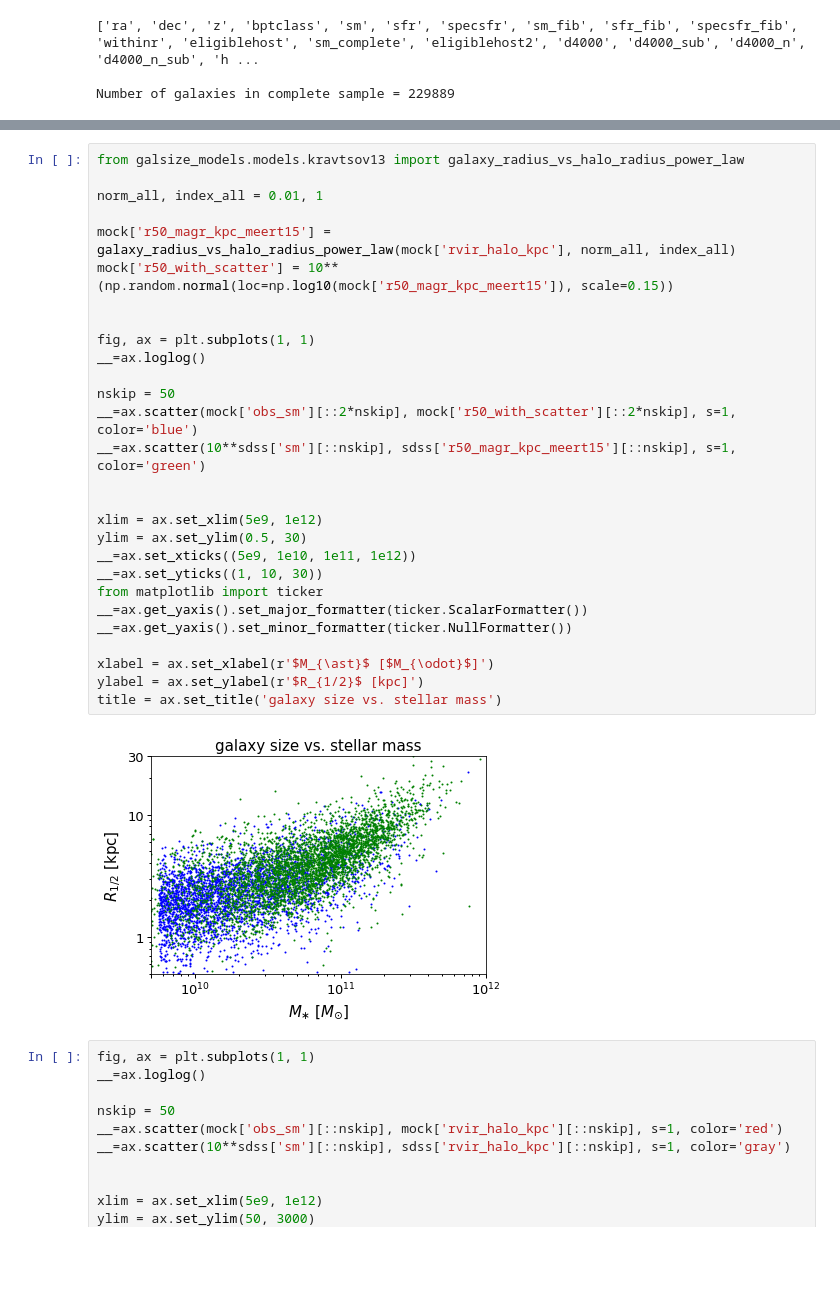
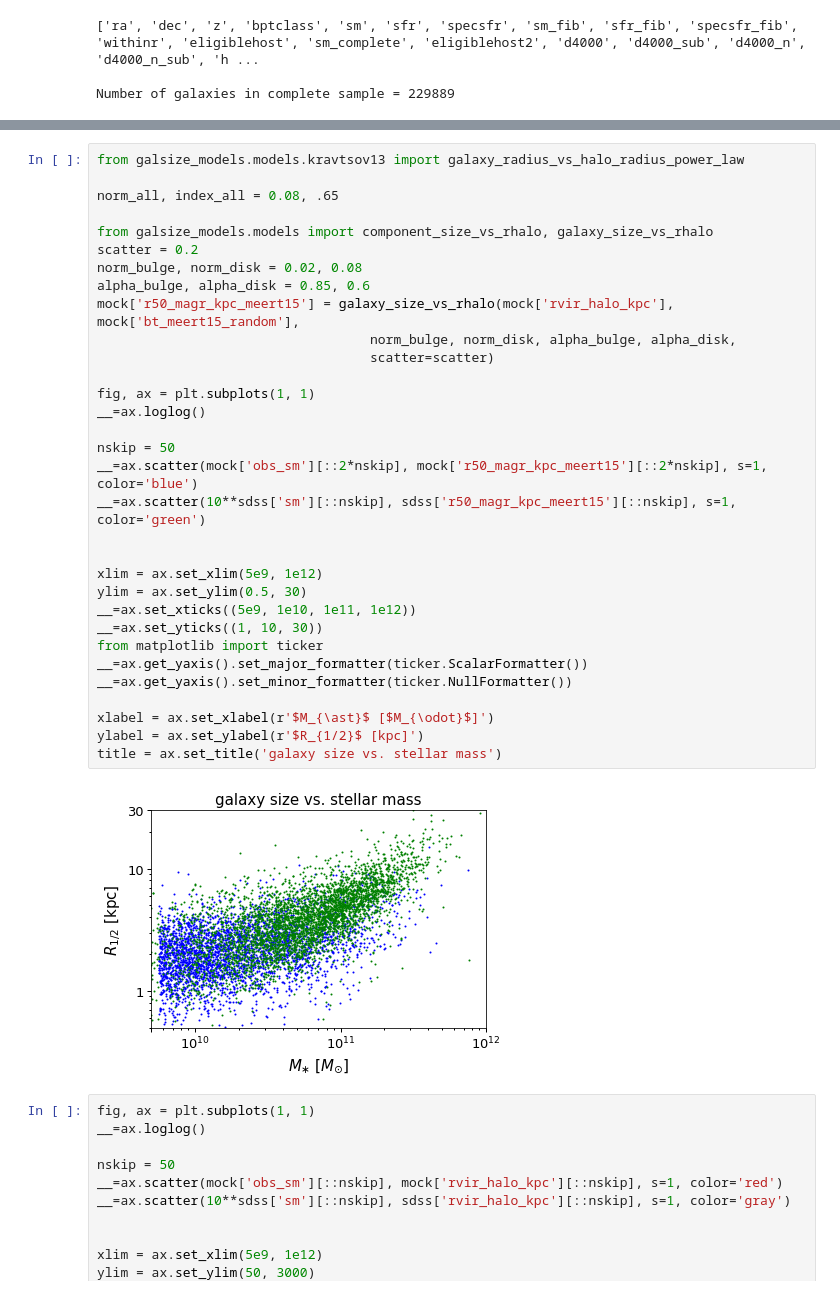
Before and after one commit to aphearin/galsize_models, a Jupyter notebook: notebooks/random_bt_forward_model.ipynb, the cells around one changed output, grey strips where cells are left out. Saved outputs shown, nothing was run; the diff lists cells and outputs as text; blank space fills up the shorter version.

Commit message:
Updated B/T forward modeling notebook. Need a distribution-matching function so that I can get matched M* samples

```diff
--- a/notebooks/random_bt_forward_model.ipynb
+++ b/notebooks/random_bt_forward_model.ipynb
@@ -28,33 +28,37 @@ Total runtime = 0.40 seconds
 # %%
 from galsize_models.models.kravtsov13 import galaxy_radius_vs_halo_radius_power_law
 
-norm_all, index_all = 0.01, 1
+norm_all, index_all = 0.08, .65
 
-mock['r50_magr_kpc_meert15'] = galaxy_radius_vs_halo_radius_power_law(mock['rvir_halo_kpc'], norm_all, index_all)
-mock['r50_with_scatter'] = 10**(np.random.normal(loc=np.log10(mock['r50_magr_kpc_meert15']), scale=0.15))
-
+from galsize_models.models import component_size_vs_rhalo, galaxy_size_vs_rhalo
+scatter = 0.2
+norm_bulge, norm_disk = 0.02, 0.08
+alpha_bulge, alpha_disk = 0.85, 0.6
+mock['r50_magr_kpc_meert15'] = galaxy_size_vs_rhalo(mock['rvir_halo_kpc'], mock['bt_meert15_random'],
+                                   norm_bulge, norm_disk, alpha_bulge, alpha_disk,
+                                   scatter=scatter)
 
 fig, ax = plt.subplots(1, 1)
 __=ax.loglog()
 
 nskip = 50
-__=ax.scatter(mock['obs_sm'][::2*nskip], mock['r50_with_scatter'][::2*nskip], s=1, color='blue')
+__=ax.scatter(mock['obs_sm'][::2*nskip], mock['r50_magr_kpc_meert15'][::2*nskip], s=1, color='blue')
 __=ax.scatter(10**sdss['sm'][::nskip], sdss['r50_magr_kpc_meert15'][::nskip], s=1, color='green')
 
 
 xlim = ax.set_xlim(5e9, 1e12)
 ylim = ax.set_ylim(0.5, 30)
 __=ax.set_xticks((5e9, 1e10, 1e11, 1e12))
 __=ax.set_yticks((1, 10, 30))
 from matplotlib import ticker
 __=ax.get_yaxis().set_major_formatter(ticker.ScalarFormatter())
 __=ax.get_yaxis().set_minor_formatter(ticker.NullFormatter())
 
 xlabel = ax.set_xlabel(r'$M_{\ast}$ [$M_{\odot}$]')
 ylabel = ax.set_ylabel(r'$R_{1/2}$ [kpc]')
 title = ax.set_title('galaxy size vs. stellar mass')
 # %% [output]
-[figure, old version]
+[figure, new version]
 # %%
 fig, ax = plt.subplots(1, 1)
 __=ax.loglog()
```
Also changed, not shown: parts of 5 cells of this notebook.
